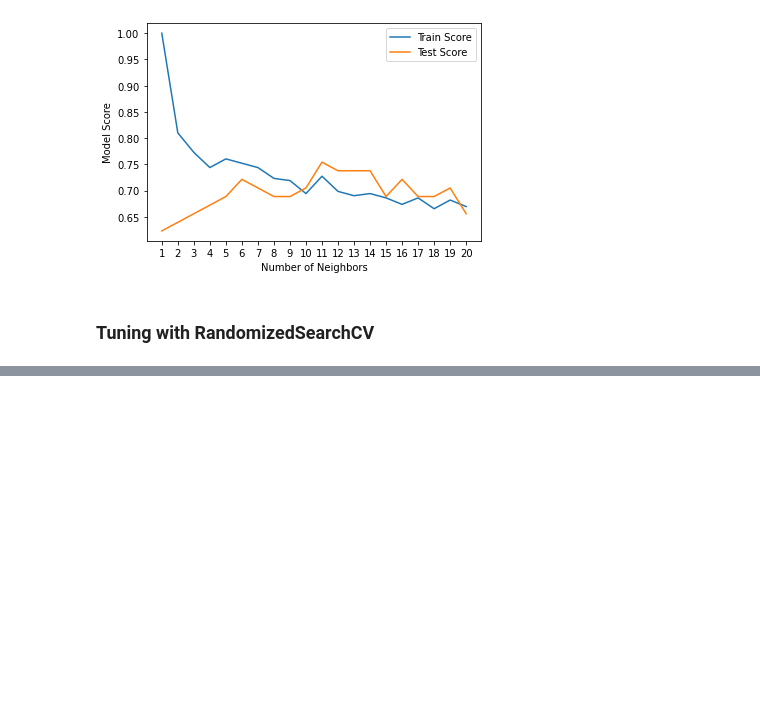
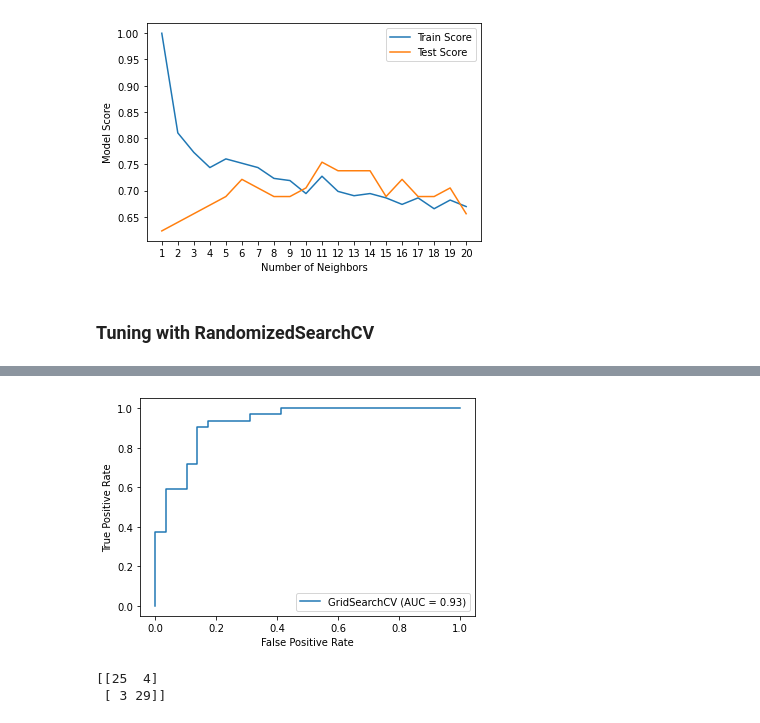
Before and after one commit to eRuaro/heart-disease-classification, a Jupyter notebook: heart-disease-classification.ipynb, the cells around one changed output, grey strips where cells are left out. Saved outputs shown, nothing was run; the diff lists cells and outputs as text; code cells hidden in the pictures; blank space fills up the shorter version.

Commit message:
finished hyperparameter tuning, now evaluating

```diff
--- a/heart-disease-classification.ipynb
+++ b/heart-disease-classification.ipynb
@@ -378,0 +432,14 @@ Maximum KNN score on the test data: 75.41%
+# %%
+#Tuning random forrest
+np.random.seed(42)
+
+#setup random hyperparameter search for randomforeest classifier
+rs_rf = RandomizedSearchCV(
+    RandomForestClassifier(),
+    rf_grid,
+    cv=5,
+    n_iter=20,
+    verbose=True,
+)
+
+rs_rf.fit(x_train, y_train)
@@ -378,0 +470,16 @@ Maximum KNN score on the test data: 75.41%
+# %%
+# Logistic Regression GridSearchCv
+log_reg_grid = {
+    'C': np.logspace(-4, 4, 30),
+    'solver': ['liblinear'],
+}
+
+#setup grid hyperparameter search
+gs_log_reg = GridSearchCV(
+    LogisticRegression(),
+    param_grid=log_reg_grid,
+    cv=5,
+    verbose=True,
+)
+
+gs_log_reg.fit(x_train, y_train)
@@ -396,0 +522,12 @@ rf_grid = {
+# %%
+#ROC Curve and AUC Score
+#Plot ROC Curve and calculate AUC metric
+plot_roc_curve(gs_log_reg, x_test, y_test);
+# %% [output]
+[figure, added]
+# %%
+# Confusion matrix
+print(confusion_matrix(y_test, y_preds))
+# %% [output]
+[[25  4]
+ [ 3 29]]
```
Also changed, not shown: parts of 18 cells of this notebook.
